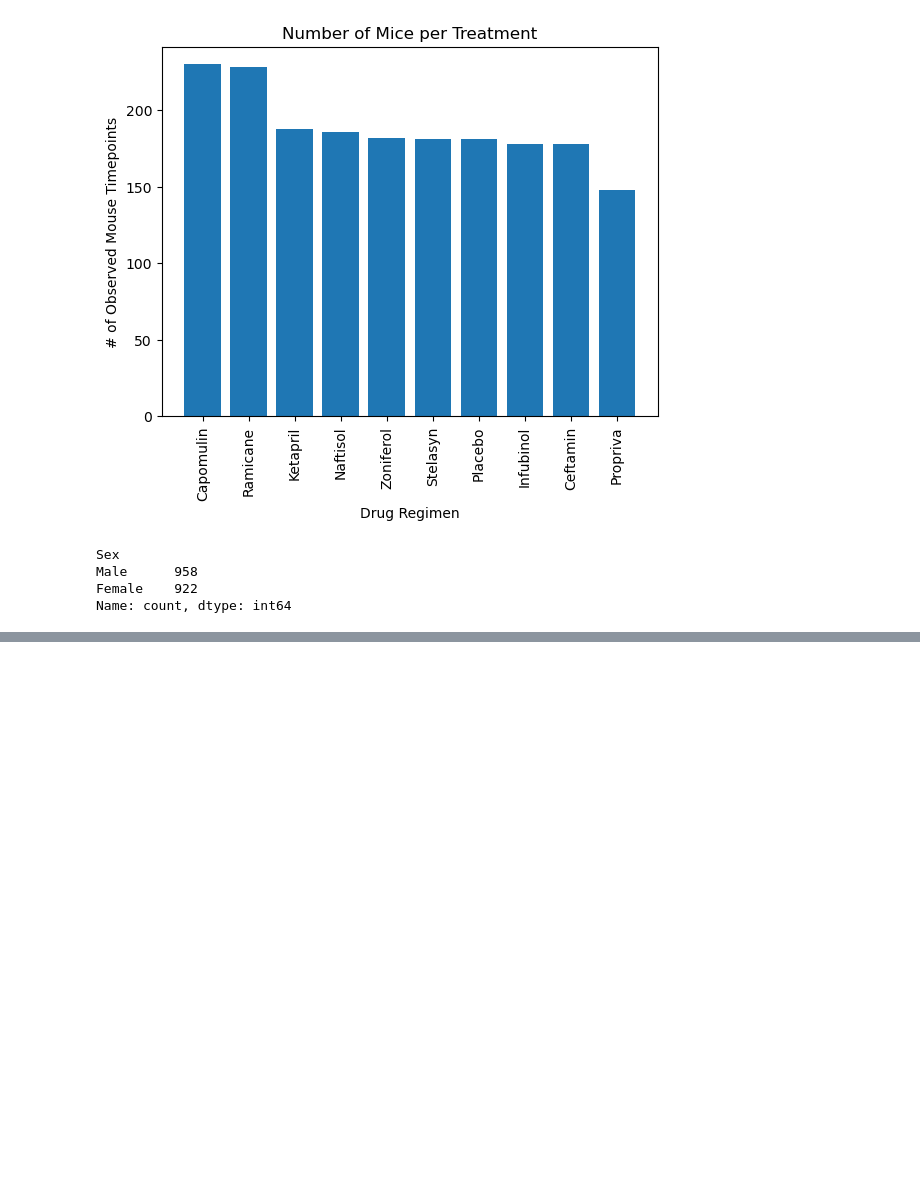
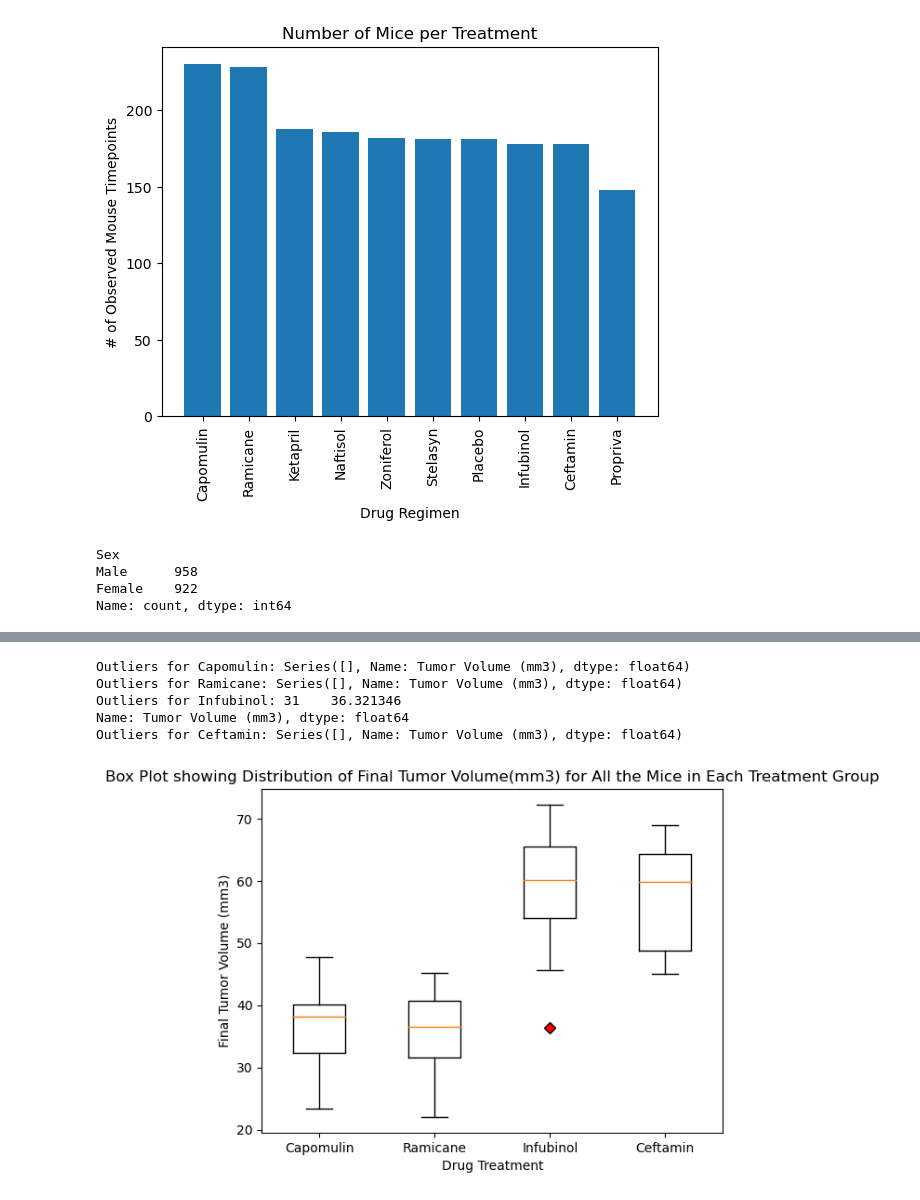
Before and after one commit to Nalchamp/Matplotlib-challenge, a Jupyter notebook: MouseStudy.ipynb, the cells around one changed output, grey strips where cells are left out. Cells and saved outputs as stored; diff of their text form; code cells hidden in the pictures; blank space fills up the shorter version.

```diff
--- a/MouseStudy.ipynb
+++ b/MouseStudy.ipynb
@@ -300,0 +299,5 @@ plt.show()
+# %%
+# Create a grouped DataFrame with the last time point for each mouse
+#reset index dataframe
+last_timepoint = clean_df.groupby("Mouse ID")["Timepoint"].max().reset_index()
+last_timepoint
@@ -300,0 +318,4 @@ plt.show()
+# %%
+merged_last_timepoint = pd.merge(last_timepoint, clean_df, on=["Mouse ID", "Timepoint"])
+
+merged_last_timepoint
@@ -300,0 +336,31 @@ plt.show()
+# %%
+# Create a list of treatment names and an empty list for tumor volume data
+treatments = ["Capomulin", "Ramicane", "Infubinol", "Ceftamin"]
+tumor_volume_data = []
+
+# Loop through each drug, append final tumor volumes to the list
+for drug in treatments:
+    tumor_volume_data.append(merged_last_timepoint.loc[merged_last_timepoint["Drug Regimen"] == drug, "Tumor Volume (mm3)"])
+
+# Determine outliers
+for i in range(len(treatments)):
+    quartiles = tumor_volume_data[i].quantile([0.25, 0.5, 0.75])
+    lower_bound = quartiles[0.25] - 1.5 * (quartiles[0.75] - quartiles[0.25])
+    upper_bound = quartiles[0.75] + 1.5 * (quartiles[0.75] - quartiles[0.25])
+    outliers = tumor_volume_data[i][(tumor_volume_data[i] < lower_bound) | (tumor_volume_data[i] > upper_bound)]
+    print(f"Outliers for {treatments[i]}: {outliers}")
+# %% [output]
+Outliers for Capomulin: Series([], Name: Tumor Volume (mm3), dtype: float64)
+Outliers for Ramicane: Series([], Name: Tumor Volume (mm3), dtype: float64)
+Outliers for Infubinol: 31    36.321346
+Name: Tumor Volume (mm3), dtype: float64
+Outliers for Ceftamin: Series([], Name: Tumor Volume (mm3), dtype: float64)
+# %%
+# Box plot and formatting
+plt.boxplot(tumor_volume_data, labels=treatments, flierprops=dict(markerfacecolor='r', marker='D'))
+plt.ylabel("Final Tumor Volume (mm3)")
+plt.xlabel("Drug Treatment")
+plt.title("Box Plot showing Distribution of Final Tumor Volume(mm3) for All the Mice in Each Treatment Group")
+plt.show()
+# %% [output]
+[figure, added]
```
Also changed, not shown: parts of 14 cells of this notebook, 1 other file.
